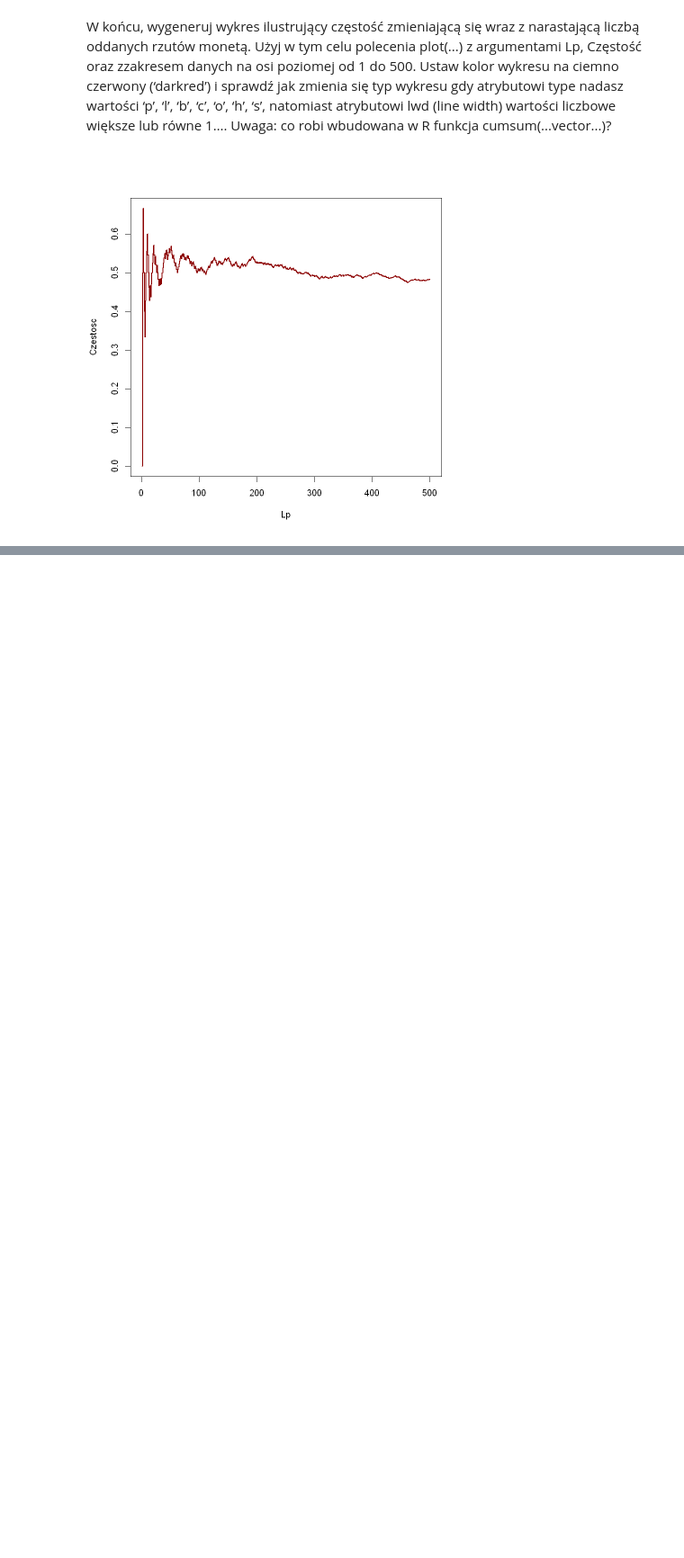
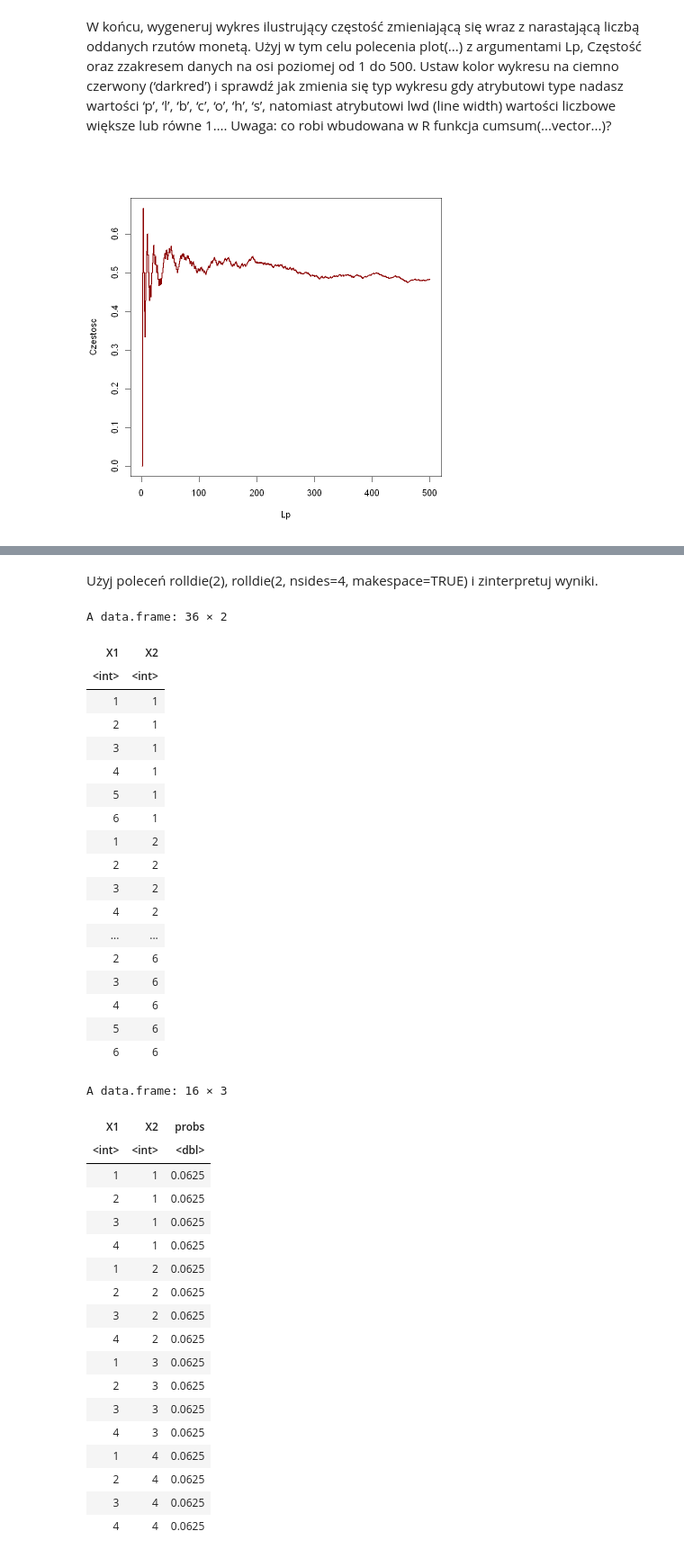
Before and after one commit to 30james00/pollub_R, a Jupyter notebook: Lab5.ipynb, the cells around one changed output, grey strips where cells are left out. Shown at 90% size. Cells and saved outputs as stored; diff of their text form; code cells hidden in the pictures; blank space fills up the shorter version.

```diff
--- a/Lab5.ipynb
+++ b/Lab5.ipynb
@@ -86,0 +116,44 @@ detach(coins_frame_)
+# %% [markdown]
+Użyj poleceń rolldie(2), rolldie(2, nsides=4, makespace=TRUE) i zinterpretuj wyniki.
+# %%
+rolldie(2)
+rolldie(2, nsides = 4, makespace = T)
+# %% [output]
+A data.frame: 36 × 2
+| X1 | X2 |
+| <int> | <int> |
+| 1 | 1 |
+| 2 | 1 |
+| 3 | 1 |
+| 4 | 1 |
+| 5 | 1 |
+| 6 | 1 |
+| 1 | 2 |
+| 2 | 2 |
+| 3 | 2 |
+| 4 | 2 |
+| ... | ... |
+| 2 | 6 |
+| 3 | 6 |
+| 4 | 6 |
+| 5 | 6 |
+| 6 | 6 |
+A data.frame: 16 × 3
+| X1 | X2 | probs |
+| <int> | <int> | <dbl> |
+| 1 | 1 | 0.0625 |
+| 2 | 1 | 0.0625 |
+| 3 | 1 | 0.0625 |
+| 4 | 1 | 0.0625 |
+| 1 | 2 | 0.0625 |
+| 2 | 2 | 0.0625 |
+| 3 | 2 | 0.0625 |
+| 4 | 2 | 0.0625 |
+| 1 | 3 | 0.0625 |
+| 2 | 3 | 0.0625 |
+| 3 | 3 | 0.0625 |
+| 4 | 3 | 0.0625 |
+| 1 | 4 | 0.0625 |
+| 2 | 4 | 0.0625 |
+| 3 | 4 | 0.0625 |
+| 4 | 4 | 0.0625 |
```
Also changed, not shown: parts of 7 cells of this notebook.
